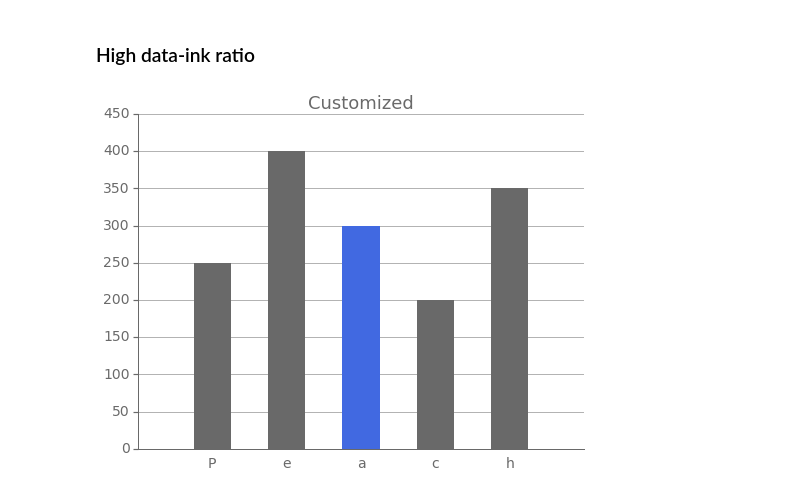
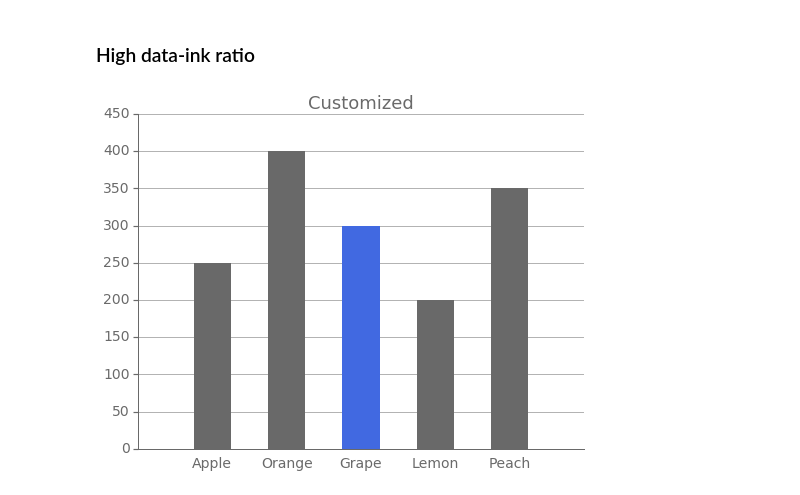
Before and after one commit to hdyksha/matplotlib-examples, a Jupyter notebook: data-ink.ipynb, the cells around one changed output. Saved outputs shown, nothing was run; the diff lists cells and outputs as text; code cells hidden in the pictures.

```diff
--- a/data-ink.ipynb
+++ b/data-ink.ipynb
@@ -40,26 +41,26 @@ with plt.style.context('classic'):
 # %%
 gray = 'dimgray'
 colors = [gray, gray, 'royalblue', gray, gray]
 
 fig, ax = plt.subplots(figsize=(8, 6))
 
 ax.bar(x, y, width=0.5, color=colors, edgecolor='none', align='center')
 
 ax.set_xticks(x)
-ax.set_xticklabels(label)
+ax.set_xticklabels(labels)
 ax.set_ylim(0, 450)
 ax.yaxis.grid(color=gray, linestyle='solid')
 ax.set_axisbelow(True)
 
 ax.spines['right'].set_visible(False)
 ax.spines['top'].set_visible(False)
 ax.spines['left'].set_color(gray)
 ax.spines['bottom'].set_color(gray)
 ax.yaxis.set_ticks_position('left')
 ax.xaxis.set_ticks_position('bottom')
 ax.tick_params(direction='out', length=5, width=1.2, bottom='off', colors=gray, labelsize=14)
 ax.set_title('Customized', color=gray, fontsize=18)
 
 plt.show()
 # %% [output]
-[figure, old version]
+[figure, new version]
```
Also changed, not shown: parts of 1 cell of this notebook.
